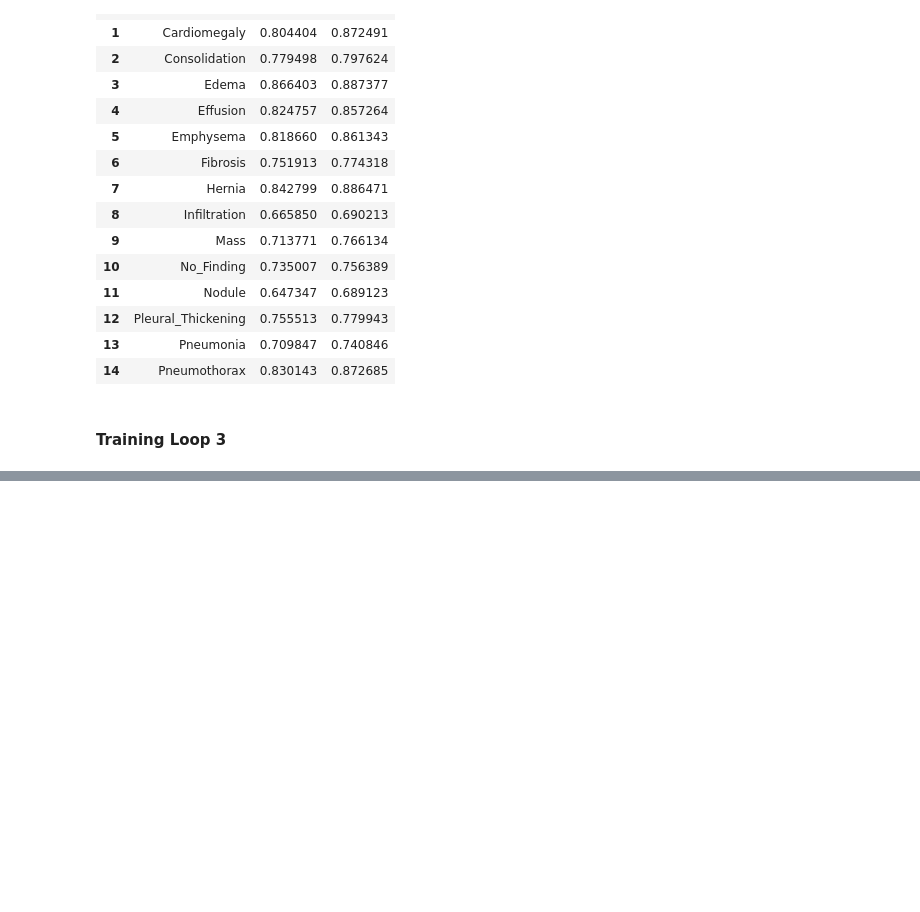
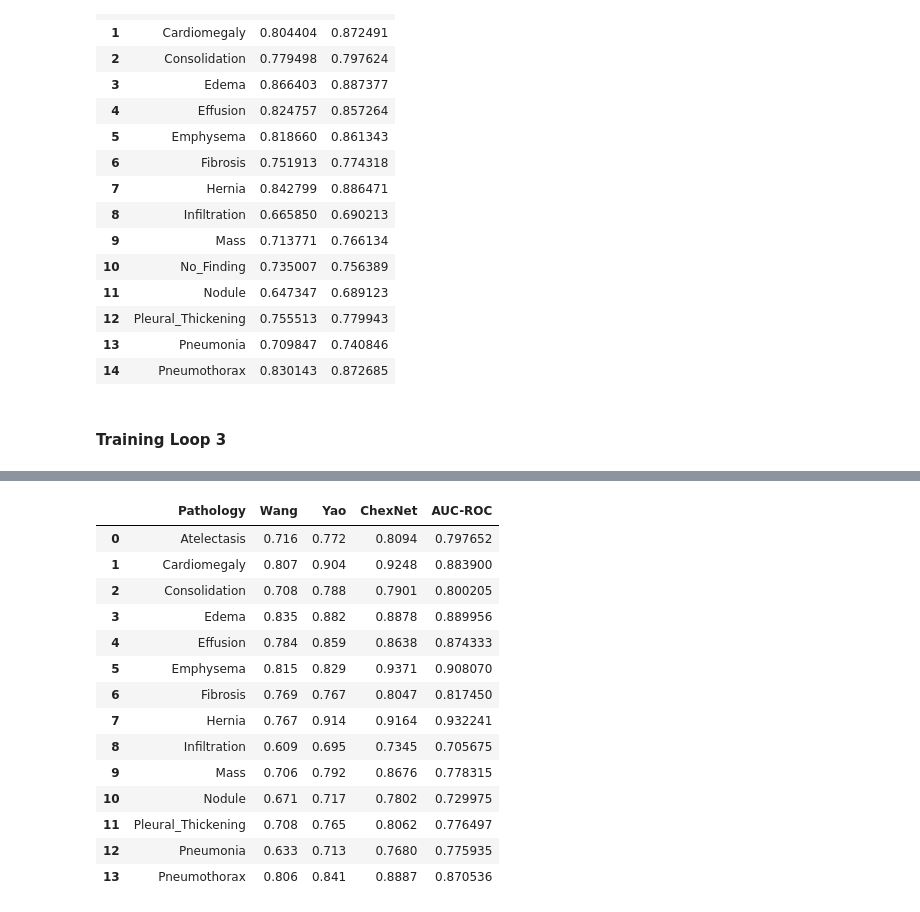
Before and after one commit to shik3519/deep-learning, a Jupyter notebook: isazi/001-nih-resnet50-ft.ipynb, the cells around one changed output, grey strips where cells are left out. Saved outputs shown, nothing was run; the diff lists cells and outputs as text; code cells hidden in the pictures; blank space fills up the shorter version.

```diff
--- a/isazi/001-nih-resnet50-ft.ipynb
+++ b/isazi/001-nih-resnet50-ft.ipynb
@@ -450,7 +450,7 @@ df_auc.to_feather('data/resnet50_ft/predictions/df_auc')
 # %%
 lr = 2e-2
 lrs = np.array([lr/9,lr/3,lr])
-learn.fit(lrs,1,cycle_len=3,use_clr=(30,5))
+learn.fit(lrs,1,cycle_len=3,use_clr=(40,10))
 # %% [output]
 [interactive output not drawn]
 epoch      trn_loss   val_loss   auc_avg
@@ -459,0 +463,2 @@ Test
+# %%
+learn.load('resnet50_m3_clr_unfreeze')
@@ -459,0 +527,2 @@ Test
+# %%
+learn.fit(1e-4,n_cycle=1,cycle_len=3) #using cyclical learning rate
@@ -459,0 +538,2 @@ Test
+# %%
+learn.load('resnet50_m4_clr_unfreeze')
@@ -507,7 +656,23 @@ df.columns = ['Pathology','Wang','Yao','ChexNet']
 # %%
 df_final = pd.merge(df,df_ours,'left',on = 'Pathology')
 # %%
-df_final.head()
+df_final
+# %% [output]
+|  | Pathology | Wang | Yao | ChexNet | AUC-ROC |
+| 0 | Atelectasis | 0.716 | 0.772 | 0.8094 | 0.797652 |
+| 1 | Cardiomegaly | 0.807 | 0.904 | 0.9248 | 0.883900 |
+| 2 | Consolidation | 0.708 | 0.788 | 0.7901 | 0.800205 |
+| 3 | Edema | 0.835 | 0.882 | 0.8878 | 0.889956 |
+| 4 | Effusion | 0.784 | 0.859 | 0.8638 | 0.874333 |
+| 5 | Emphysema | 0.815 | 0.829 | 0.9371 | 0.908070 |
+| 6 | Fibrosis | 0.769 | 0.767 | 0.8047 | 0.817450 |
+| 7 | Hernia | 0.767 | 0.914 | 0.9164 | 0.932241 |
+| 8 | Infiltration | 0.609 | 0.695 | 0.7345 | 0.705675 |
+| 9 | Mass | 0.706 | 0.792 | 0.8676 | 0.778315 |
+| 10 | Nodule | 0.671 | 0.717 | 0.7802 | 0.729975 |
+| 11 | Pleural_Thickening | 0.708 | 0.765 | 0.8062 | 0.776497 |
+| 12 | Pneumonia | 0.633 | 0.713 | 0.7680 | 0.775935 |
+| 13 | Pneumothorax | 0.806 | 0.841 | 0.8887 | 0.870536 |
 # %%
 df_final.columns = ['Pathology','Wang','Yao','ChexNet','Ours']
 # %%
```
Also changed, not shown: parts of 90 cells of this notebook.
